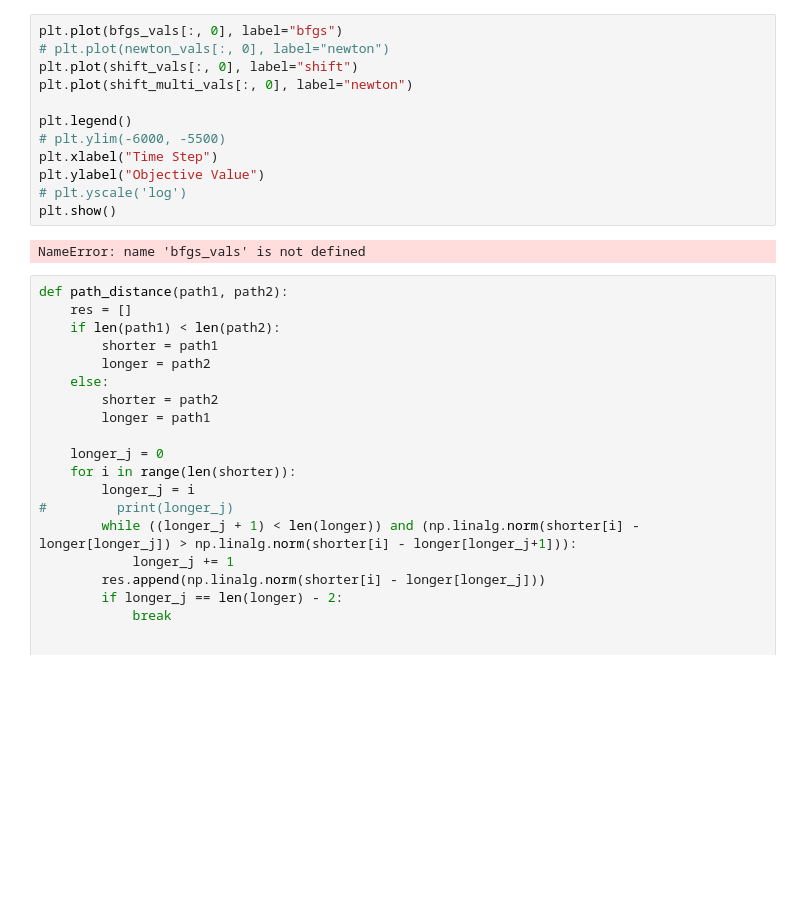
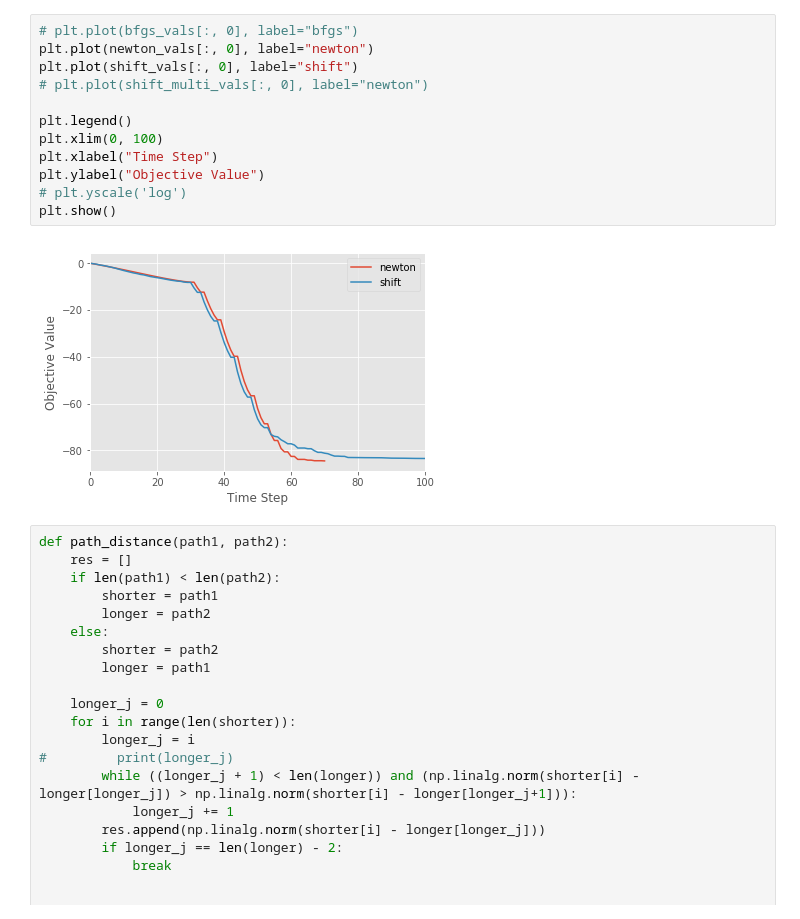
Before and after one commit to daniellengyel/new_adventure, a Jupyter notebook: notebooks/Opt_Comparisons.ipynb, the cells around one changed output. Saved outputs shown, nothing was run; the diff lists cells and outputs as text; blank space fills up the shorter version.

```diff
--- a/notebooks/Opt_Comparisons.ipynb
+++ b/notebooks/Opt_Comparisons.ipynb
@@ -84,17 +79,17 @@ NameError: name 'bfgs_vals' is not defined
 # %%
-plt.plot(bfgs_vals[:, 0], label="bfgs")
-# plt.plot(newton_vals[:, 0], label="newton")
+# plt.plot(bfgs_vals[:, 0], label="bfgs")
+plt.plot(newton_vals[:, 0], label="newton")
 plt.plot(shift_vals[:, 0], label="shift")
-plt.plot(shift_multi_vals[:, 0], label="newton")
+# plt.plot(shift_multi_vals[:, 0], label="newton")
 
 plt.legend()
-# plt.ylim(-6000, -5500)
+plt.xlim(0, 100)
 plt.xlabel("Time Step")
 plt.ylabel("Objective Value")
 # plt.yscale('log')
 plt.show()
 # %% [output]
-NameError: name 'bfgs_vals' is not defined
+[figure, added]
 # %%
 def path_distance(path1, path2):
     res = []
```
Also changed, not shown: parts of 4 cells of this notebook, 12 other files.
